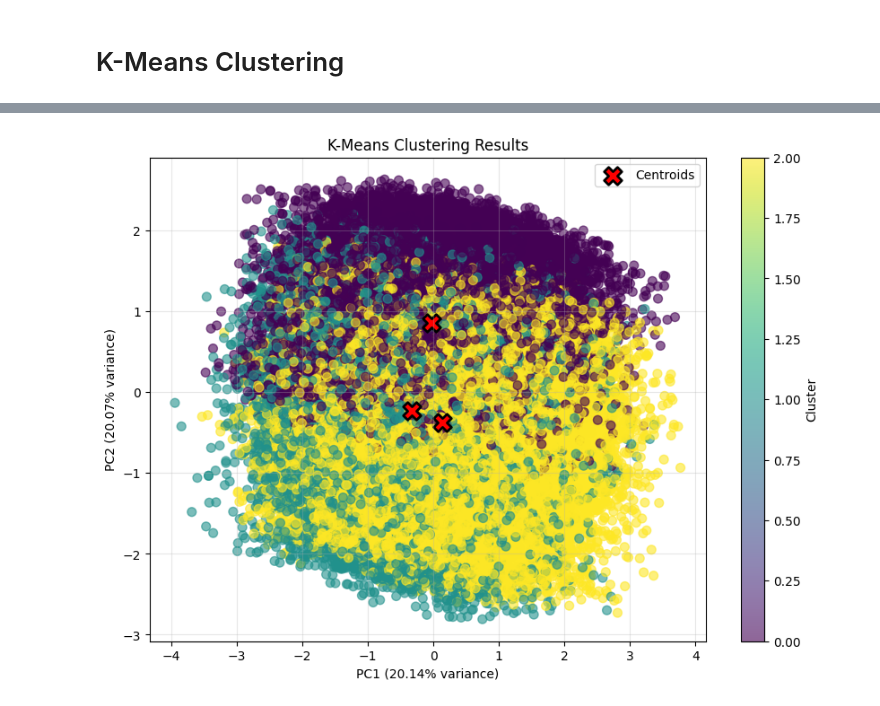
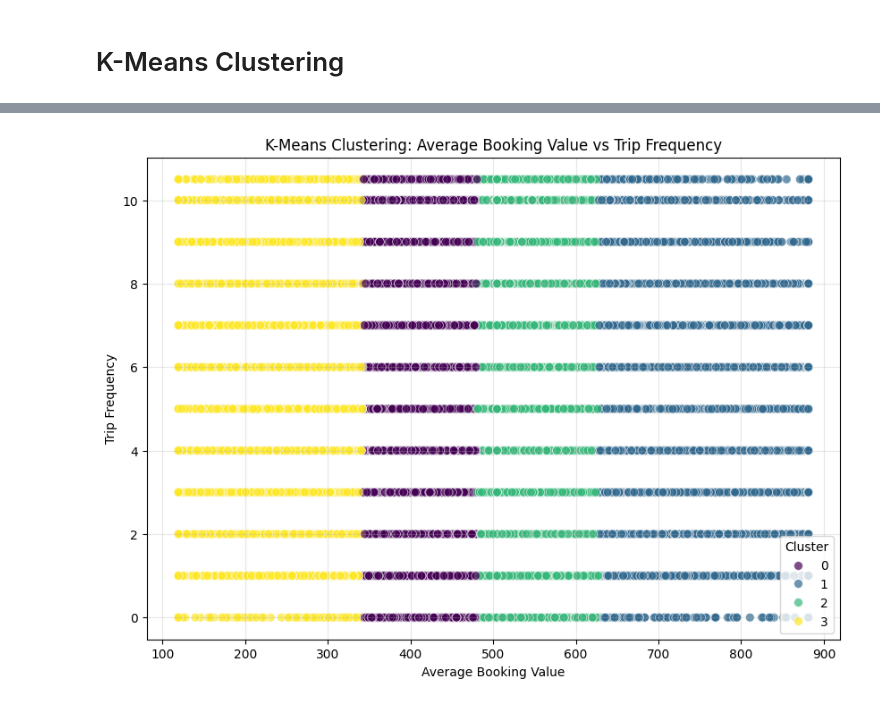
Before and after one commit to adt-kmr/VoyageAI, a Jupyter notebook: kmeans_clustering.ipynb, the cells around one changed output, grey strips where cells are left out. Cells and saved outputs as stored; diff of their text form; code cells hidden in the pictures.

```diff
--- a/kmeans_clustering.ipynb
+++ b/kmeans_clustering.ipynb
@@ -49,27 +74,19 @@ else:
 kmeans = KMeans(n_clusters=optimal_k, random_state=42, n_init=10)
 cluster_labels = kmeans.fit_predict(X)
 # %%
-# Visualize clusters (2D projection)
-from sklearn.decomposition import PCA
-
-# Reduce to 2D for visualization
-pca = PCA(n_components=2)
-X_pca = pca.fit_transform(X)
-
+# Cluster Scatter Plot: Average_Booking_Value vs Trip_Frequency
 plt.figure(figsize=(10, 7))
-scatter = plt.scatter(X_pca[:, 0], X_pca[:, 1], c=cluster_labels, cmap='viridis', s=50, alpha=0.6)
-# Project cluster centers into PCA space
-centers_pca = pca.transform(kmeans.cluster_centers_)
-plt.scatter(centers_pca[:, 0], centers_pca[:, 1], c='red', marker='X', s=200, edgecolors='black', linewidth=2, label='Centroids')
-plt.xlabel(f'PC1 ({pca.explained_variance_ratio_[0]:.2%} variance)')
-plt.ylabel(f'PC2 ({pca.explained_variance_ratio_[1]:.2%} variance)')
-plt.title('K-Means Clustering Results')
-plt.colorbar(scatter, label='Cluster')
-plt.legend()
+sns.scatterplot(data=df.assign(Cluster=cluster_labels),
+                x='average_booking_value', y='trip_frequency',
+                hue='Cluster', palette='viridis', s=50, alpha=0.7)
+plt.title('K-Means Clustering: Average Booking Value vs Trip Frequency')
+plt.xlabel('Average Booking Value')
+plt.ylabel('Trip Frequency')
+plt.legend(title='Cluster')
 plt.grid(True, alpha=0.3)
 plt.show()
 # %% [output]
-[figure, old version]
+[figure, new version]
 # %%
 # Cluster distribution
 unique, counts = np.unique(cluster_labels, return_counts=True)
```
Also changed, not shown: parts of 4 cells of this notebook, 16 other files.
